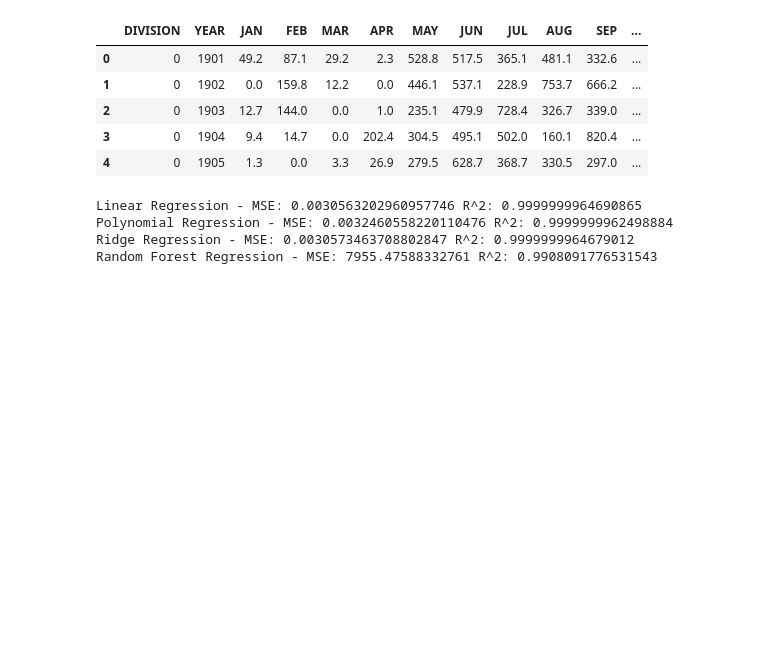
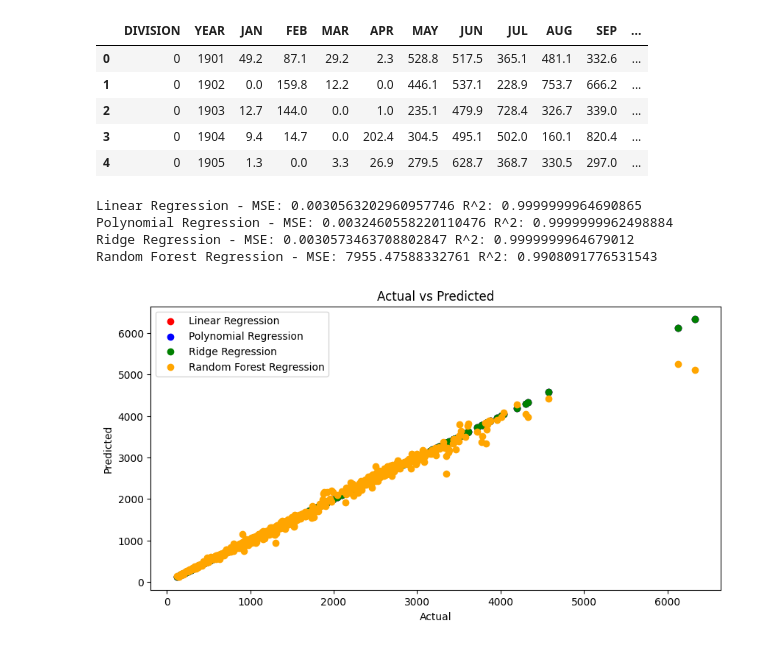
Before and after one commit to jaywyawhare/Weather-Prediction, a Jupyter notebook: notebooks/Notebook1.ipynb, the cells around one changed output. Drawn from its saved outputs; the diff is of its cells as text; code cells hidden in the pictures; blank space fills up the shorter version.

```diff
--- a/notebooks/Notebook1.ipynb
+++ b/notebooks/Notebook1.ipynb
@@ -174,3 +174,17 @@ Linear Regression - MSE: 0.0030563202960957746 R^2: 0.9999999964690865
 Polynomial Regression - MSE: 0.0032460558220110476 R^2: 0.9999999962498884
 Ridge Regression - MSE: 0.0030573463708802847 R^2: 0.9999999964679012
 Random Forest Regression - MSE: 7955.47588332761 R^2: 0.9908091776531543
+# %%
+# plot the results
+plt.figure(figsize=(10, 5))
+plt.scatter(y_test, y_pred_lr, color='red', label='Linear Regression')
+plt.scatter(y_test, y_pred_pr, color='blue', label='Polynomial Regression')
+plt.scatter(y_test, y_pred_ridge, color='green', label='Ridge Regression')
+plt.scatter(y_test, y_pred_rfr, color='orange', label='Random Forest Regression')
+plt.xlabel('Actual')
+plt.ylabel('Predicted')
+plt.title('Actual vs Predicted')
+plt.legend()
+plt.show()
+# %% [output]
+[figure, added]
```
